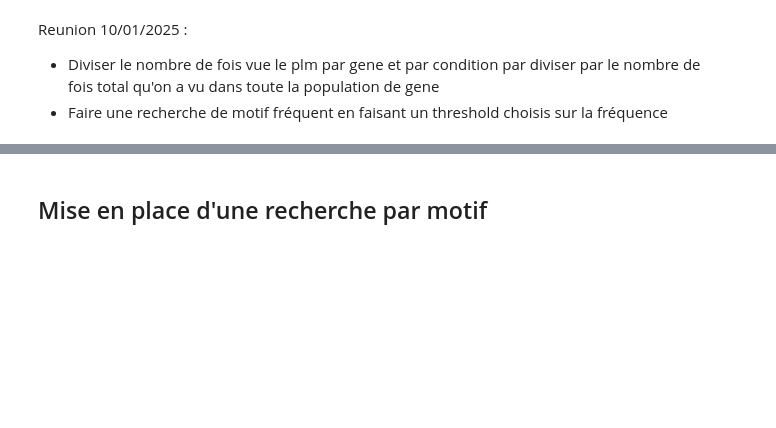
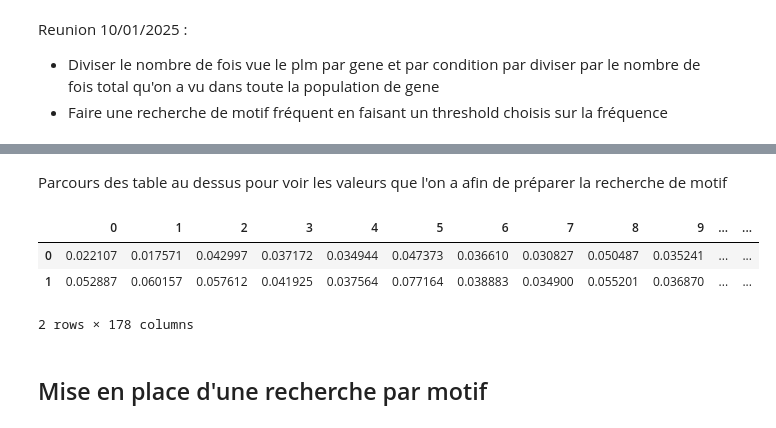
Before and after one commit to JhonatanFelix/Projet_fil_rouge_2024, a Jupyter notebook: motif_PLM.ipynb, the cells around one changed output, grey strips where cells are left out. Cells and saved outputs as stored; diff of their text form; code cells hidden in the pictures; blank space fills up the shorter version.

```diff
--- a/motif_PLM.ipynb
+++ b/motif_PLM.ipynb
@@ -209,3 +225,12 @@ motif_plus_cond_freq = motif_plus_cond_data / sum_PLM_gene
+# %% [markdown]
+Parcours des table au dessus pour voir les valeurs que l'on a afin de préparer la recherche de motif
+# %%
+pd.DataFrame(np.array([motif_plus_cond_freq.apply(np.mean),motif_plus_cond_freq.apply(np.std)]), )
+# %% [output]
+|  | 0 | 1 | 2 | 3 | 4 | 5 | 6 | 7 | 8 | 9 | ... | ... |
+| 0 | 0.022107 | 0.017571 | 0.042997 | 0.037172 | 0.034944 | 0.047373 | 0.036610 | 0.030827 | 0.050487 | 0.035241 | ... | ... |
+| 1 | 0.052887 | 0.060157 | 0.057612 | 0.041925 | 0.037564 | 0.077164 | 0.038883 | 0.034900 | 0.055201 | 0.036870 | ... | ... |
+2 rows × 178 columns
 # %% [markdown]
 ## Mise en place d'une recherche par motif
 # %%
```
Also changed, not shown: parts of 19 cells of this notebook.
